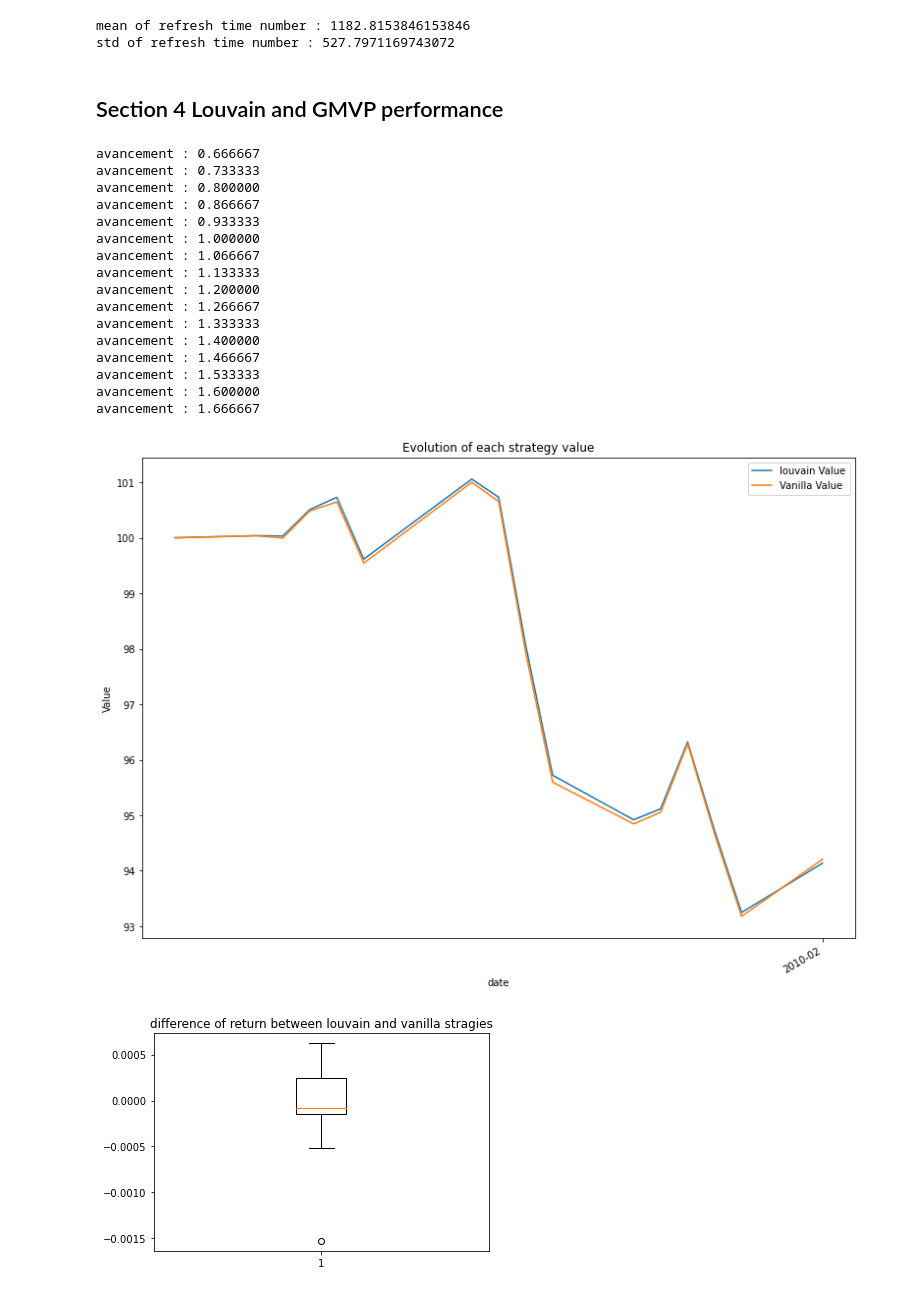
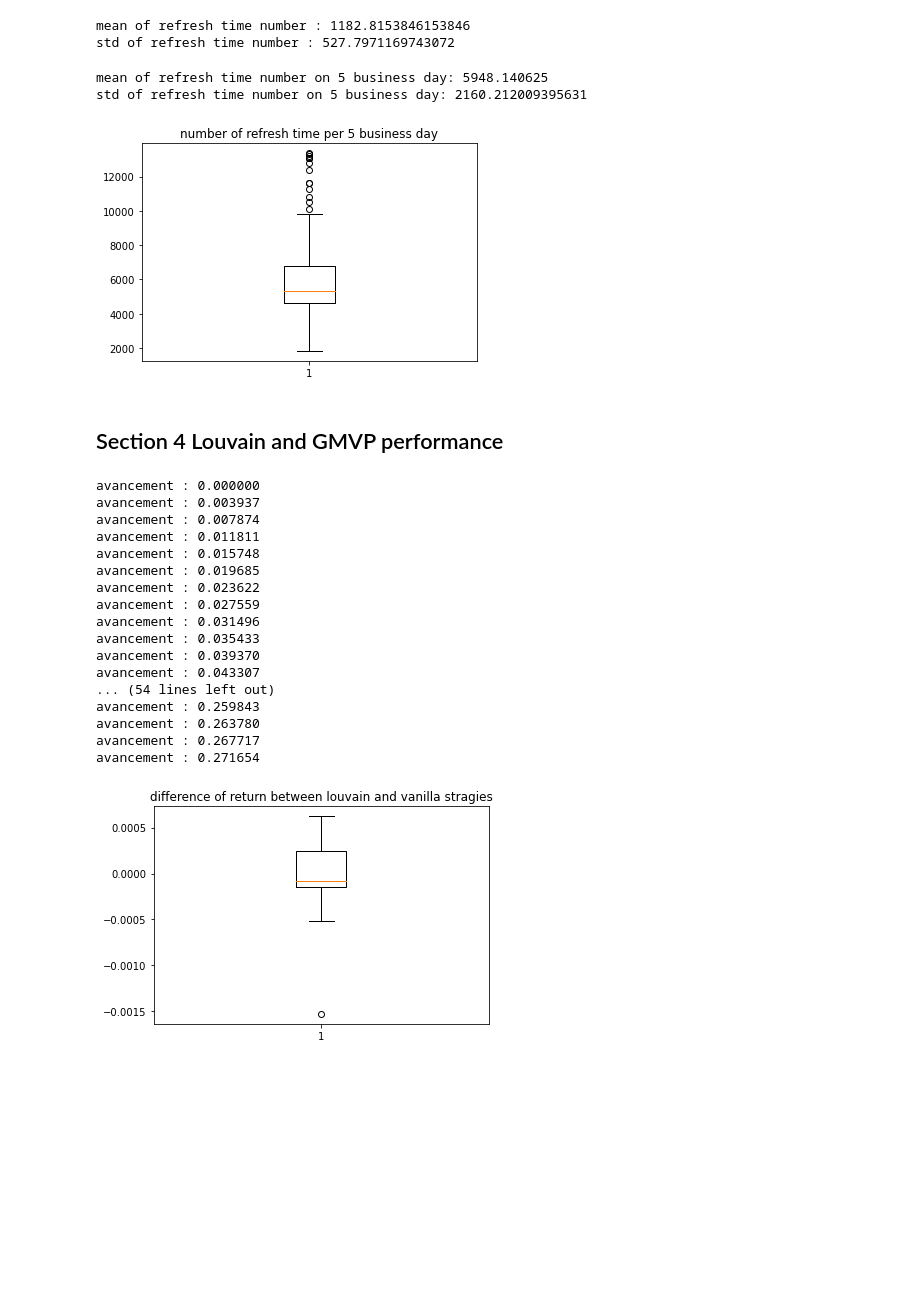
Before and after one commit to franckatte/ML_For_Finance, a Jupyter notebook: big data/Code/main.ipynb, the cells around one changed output. Saved outputs shown, nothing was run; the diff lists cells and outputs as text; code cells hidden in the pictures; blank space fills up the shorter version.

```diff
--- a/big data/Code/main.ipynb
+++ b/big data/Code/main.ipynb
@@ -118,34 +118,46 @@ print('std of refresh time number :',np.std(tau))
 # %% [output]
 mean of refresh time number : 1182.8153846153846
 std of refresh time number : 527.7971169743072
+# %%
+tau_5 = tau[:-4]+tau[1:-3]+tau[2:-2]+tau[3:-1]+tau[4:]
+# %%
+print('mean of refresh time number on 5 business day:',np.mean(tau_5))
+print('std of refresh time number on 5 business day:',np.std(tau_5))
+# %% [output]
+mean of refresh time number on 5 business day: 5948.140625
+std of refresh time number on 5 business day: 2160.212009395631
+# %%
+plt.boxplot(tau_5)
+plt.title('number of refresh time per 5 business day')
+plt.savefig('figures/boxplot number of refresh time per 5 business day.pdf')
+plt.show()
+# %% [output]
+[figure, added]
 # %% [markdown]
 ## Section 4 Louvain and GMVP performance
 # %%
 nday_init=0
-nday_end=20  #len(Date)-1
+nday_end=len(Date)-1
 backtesting1=daily_back_testing(Market_name,folder_path,Date[nday_init:nday_init+5])
 l=nday_end-nday_init-5
 for i in range(nday_init+5,nday_end+1):
     backtesting1.daily_update(Date[i])
     print('avancement : %f '%((i-nday_init-5)/l))
 # %% [output]
-avancement : 0.666667
-avancement : 0.733333
-avancement : 0.800000
-avancement : 0.866667
-avancement : 0.933333
-avancement : 1.000000
-avancement : 1.066667
-avancement : 1.133333
-avancement : 1.200000
-avancement : 1.266667
-avancement : 1.333333
-avancement : 1.400000
-avancement : 1.466667
-avancement : 1.533333
-avancement : 1.600000
-avancement : 1.666667
+avancement : 0.000000
+avancement : 0.003937
+avancement : 0.007874
+avancement : 0.011811
+avancement : 0.015748
+avancement : 0.019685
+avancement : 0.023622
+avancement : 0.027559
+avancement : 0.031496
+avancement : 0.035433
+avancement : 0.039370
+avancement : 0.043307
+... (54 lines left out)
+avancement : 0.259843
+avancement : 0.263780
+avancement : 0.267717
+avancement : 0.271654
-# %%
-backtesting1.plot_value()
-# %% [output]
-[figure, removed]
```
Also changed, not shown: parts of 2 cells of this notebook.
